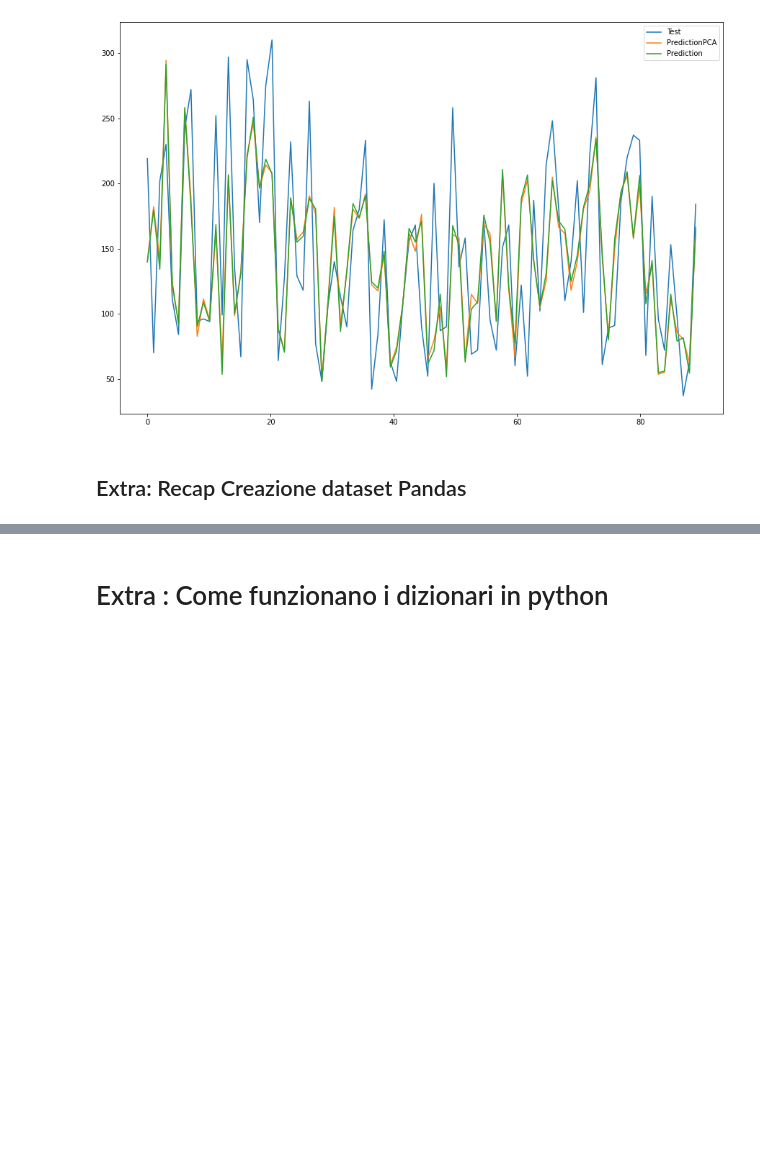
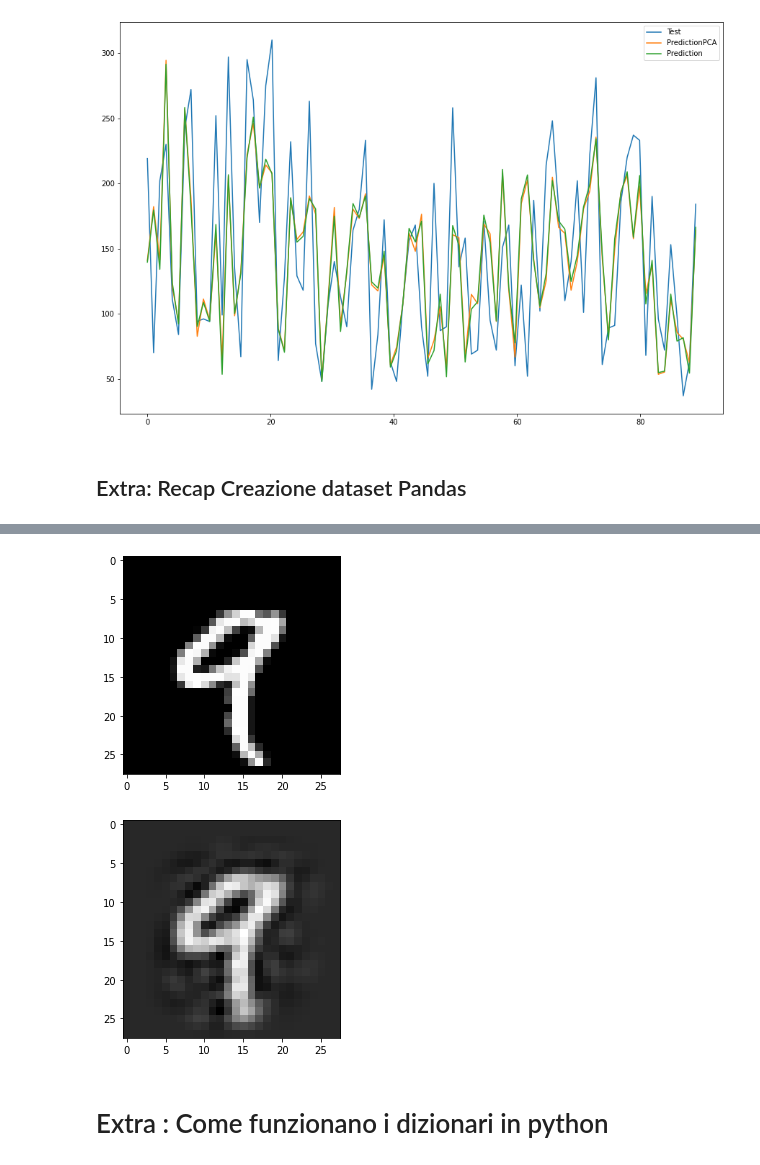
Before and after one commit to visiont3lab/machine-learning-course, a Jupyter notebook: regression/PCA.ipynb, the cells around one changed output, grey strips where cells are left out. Saved outputs shown, nothing was run; the diff lists cells and outputs as text; code cells hidden in the pictures; blank space fills up the shorter version.

```diff
--- a/regression/PCA.ipynb
+++ b/regression/PCA.ipynb
@@ -795,3 +850,12 @@ display(df_Y)
+# %%
+i=4
+plt.imshow(X_train[i,:,:],cmap='gray')
+plt.show()
+plt.imshow(X_train_proj[i,:,:],cmap='gray')
+plt.show()
+# %% [output]
+[figure, added]
+[figure, added]
 # %% [markdown]
 # Extra : Come funzionano i dizionari in python
 # %%
```
Also changed, not shown: parts of 2 cells of this notebook.
